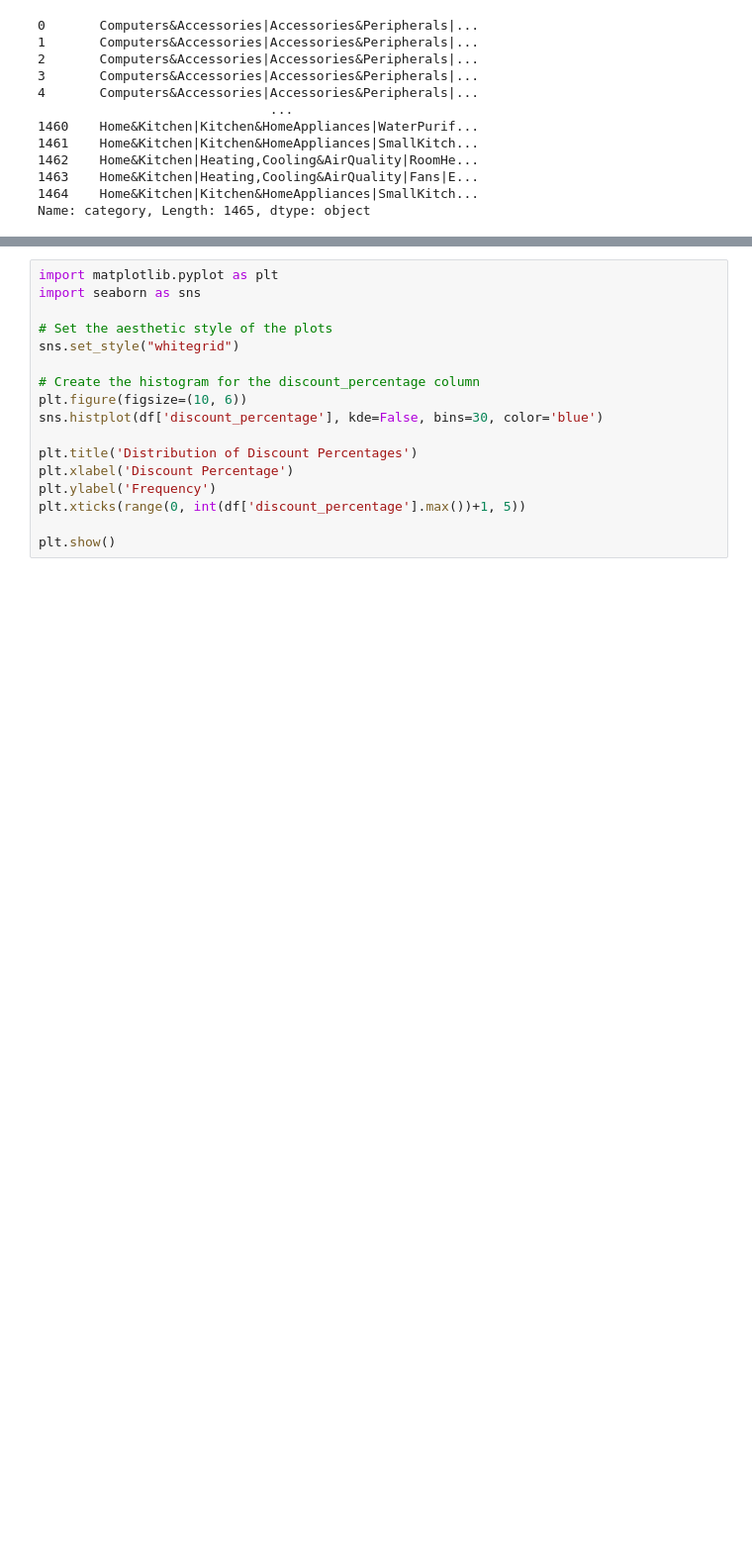
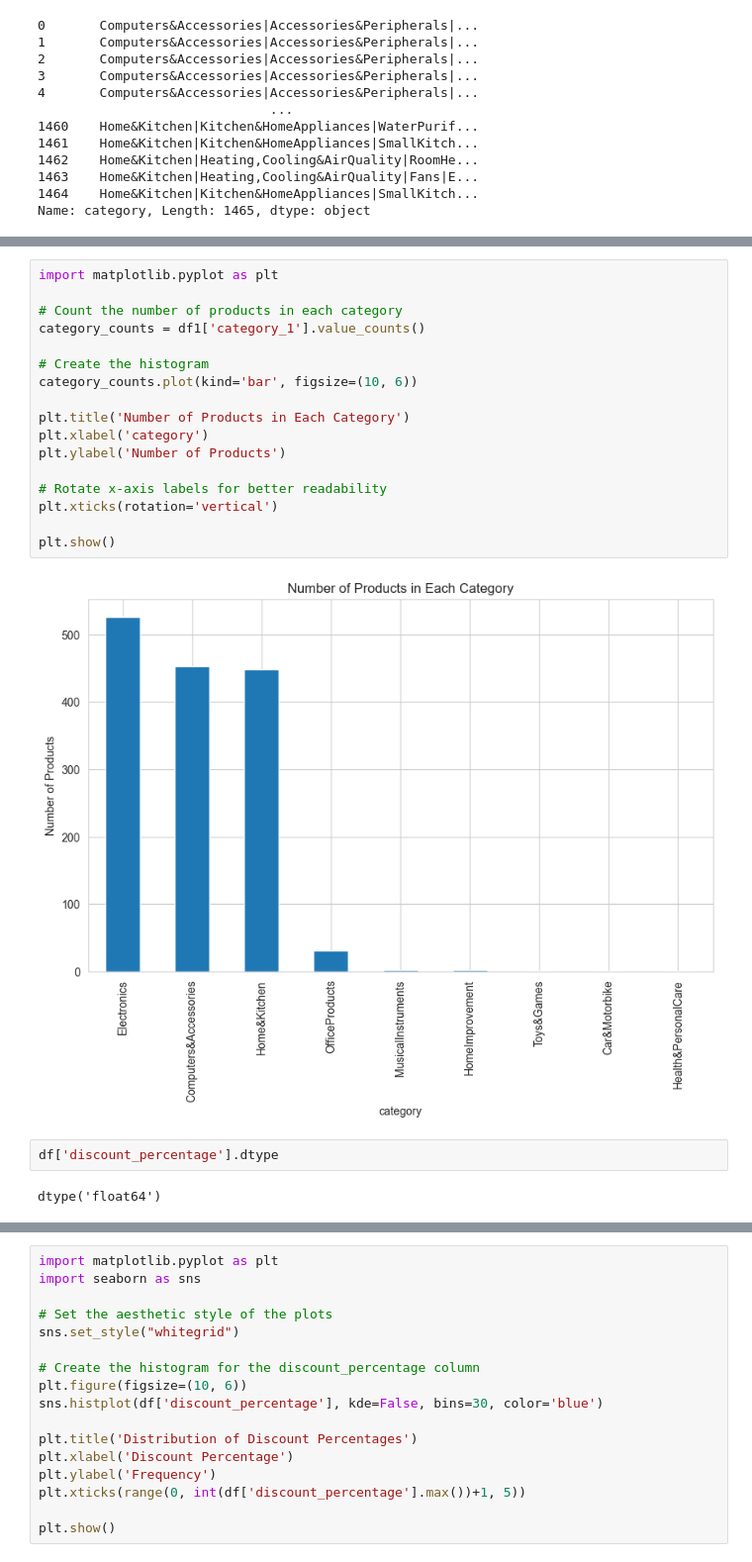
Before and after one commit to hamid42643/amazon_sales, a Jupyter notebook: Amazon_Sales/ReadDataset.ipynb, the cells around one changed output, grey strips where cells are left out. Shown: that part at 99% size. Cells and saved outputs as stored; diff of their text form; blank space fills up the shorter version.

```diff
--- a/Amazon_Sales/ReadDataset.ipynb
+++ b/Amazon_Sales/ReadDataset.ipynb
@@ -111,0 +129,23 @@ AttributeError: Can only use .str accessor with string values!
+# %%
+import matplotlib.pyplot as plt
+
+# Count the number of products in each category
+category_counts = df1['category_1'].value_counts()
+
+# Create the histogram
+category_counts.plot(kind='bar', figsize=(10, 6))
+
+plt.title('Number of Products in Each Category')
+plt.xlabel('category')
+plt.ylabel('Number of Products')
+
+# Rotate x-axis labels for better readability
+plt.xticks(rotation='vertical')
+
+plt.show()
+# %% [output]
+[figure, added]
+# %%
+df['discount_percentage'].dtype
+# %% [output]
+dtype('float64')
```
Also changed, not shown: parts of 4 cells of this notebook, 7 other files.
